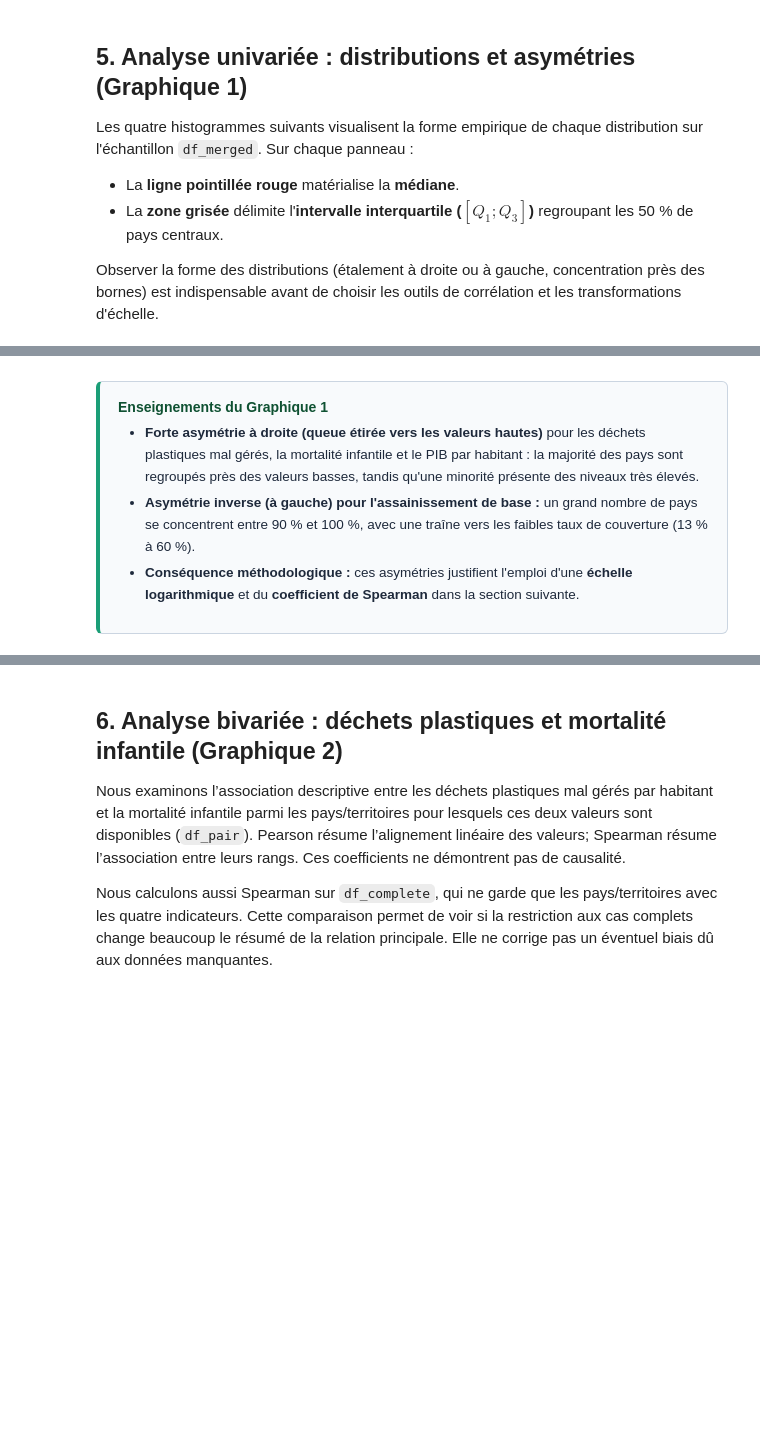
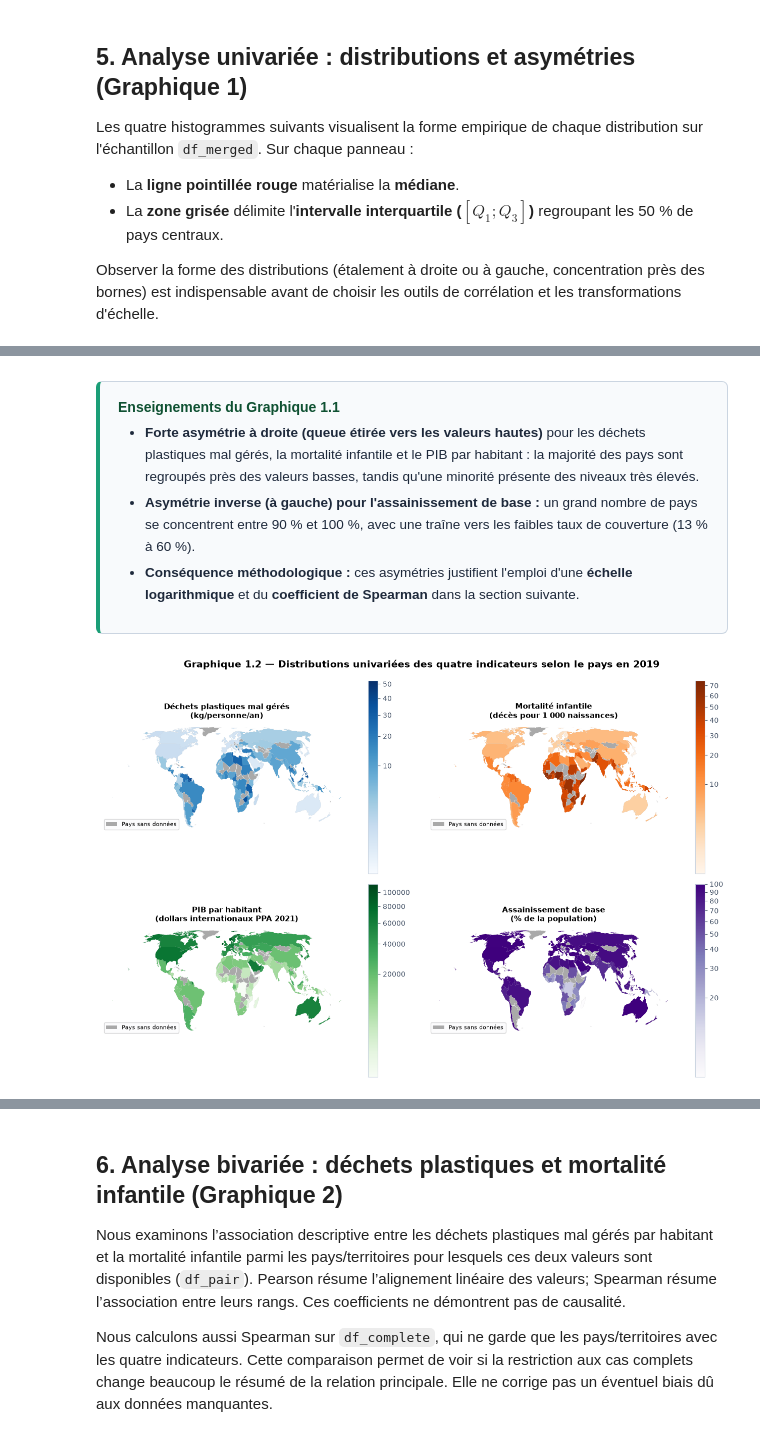
Before and after one commit to Rayanisworking/Python-pour-la-data-science, a Jupyter notebook: Notebook.ipynb, the cells around one changed output, grey strips where cells are left out. Drawn from its saved outputs; the diff is of its cells as text; code cells hidden in the pictures; blank space fills up the shorter version.

```diff
--- a/Notebook.ipynb
+++ b/Notebook.ipynb
@@ -329,9 +329,50 @@ plt.show()
 # %% [markdown]
 <div style="background-color: #f8fafc; border: 1px solid #cbd5e1; border-left: 4px solid #1b9e77; padding: 14px 18px; border-radius: 6px; margin-top: 8px;">
-  <div style="font-weight: 700; color: #0f5132; font-size: 14px; margin-bottom: 4px;">Enseignements du Graphique 1</div>
+  <div style="font-weight: 700; color: #0f5132; font-size: 14px; margin-bottom: 4px;">Enseignements du Graphique 1.1</div>
   <ul style="margin: 0; padding-left: 18px; color: #1e293b; font-size: 13.5px; line-height: 1.55;">
     <li><strong>Forte asymétrie à droite (queue étirée vers les valeurs hautes)</strong> pour les déchets plastiques mal gérés, la mortalité infantile et le PIB par habitant : la majorité des pays sont regroupés près des valeurs basses, tandis qu'une minorité présente des niveaux très élevés.</li>
     <li><strong>Asymétrie inverse (à gauche) pour l'assainissement de base :</strong> un grand nombre de pays se concentrent entre 90 % et 100 %, avec une traîne vers les faibles taux de couverture (13 % à 60 %).</li>
     <li><strong>Conséquence méthodologique :</strong> ces asymétries justifient l'emploi d'une <strong>échelle logarithmique</strong> et du <strong>coefficient de Spearman</strong> dans la section suivante.</li>
   </ul>
 </div>
+# %%
+
+import geopandas as gpd
+import matplotlib.patches as mpatches
+import matplotlib.colors as mcolors
+
+variables_cartes = [("plastic_kg_per_person", "Déchets plastiques mal gérés\n(kg/personne/an)", "Blues"),
+    ("infant_mortality_per_1000", "Mortalité infantile\n(décès pour 1 000 naissances)", "Oranges"),
+    ("gdp_pc_ppp_2019", "PIB par habitant\n(dollars internationaux PPA 2021)", "Greens"),
+    ("basic_sanitation_pct", "Assainissement de base\n(% de la population)", "Purples")]
+
+world = gpd.read_file("https://naciscdn.org/naturalearth/110m/cultural/ne_110m_admin_0_countries.zip")
+world["iso3"] = world["ADM0_A3"] #clé de jointure
+world = world[world["iso3"] != "ATA"] #on retire l'Antarctique
+
+gdf = world.merge(df_merged, on="iso3", how = 'left').to_crs("ESRI:54035") #how = 'left' pour afficher les manquants en gris
+fig, axes = plt.subplots(2, 2, figsize=(13, 8.5))
+axes = axes.flatten()
+
+gris = "darkgrey"
+patch_gris = mpatches.Patch(facecolor=gris, label="Pays sans données")
+
+for ax, (col, titre, cmap) in zip(axes, variables_cartes):
+    vals = gdf[col].dropna()
+    norm = mcolors.PowerNorm(gamma=0.35, vmin=vals.min(), vmax=vals.max())
+
+    gdf.plot(ax=ax, color=gris, edgecolor="white", linewidth=0.3)
+    gdf.dropna(subset=[col]).plot(column=col, ax=ax, cmap=cmap, norm=norm)
+
+    sm = plt.cm.ScalarMappable(cmap=cmap, norm=norm) #associe nombres et couleurs
+    fig.colorbar(sm, ax=ax)
+    ax.legend(handles=[patch_gris], loc="lower left", fontsize=8)
+    ax.set_title(titre, fontsize=10.5)
+    ax.set_axis_off()
+
+fig.suptitle("Graphique 1.2 — Distributions univariées des quatre indicateurs selon le pays en 2019", fontsize=14, fontweight="bold", y=0.99)
+plt.tight_layout()
+plt.savefig(FIGURES_DIR / "fig2_cartes_mondiales_2019.png", dpi=150, bbox_inches="tight")
+plt.show()
+# %% [output]
+[figure, added]
```
Also changed, not shown: parts of 5 cells of this notebook, 13 other files.
